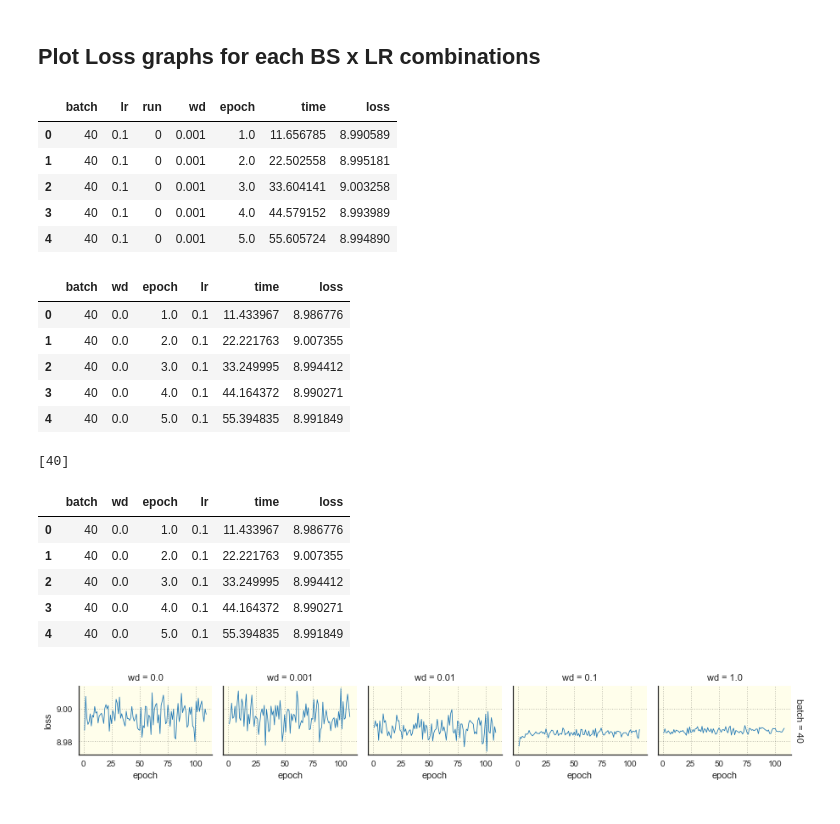
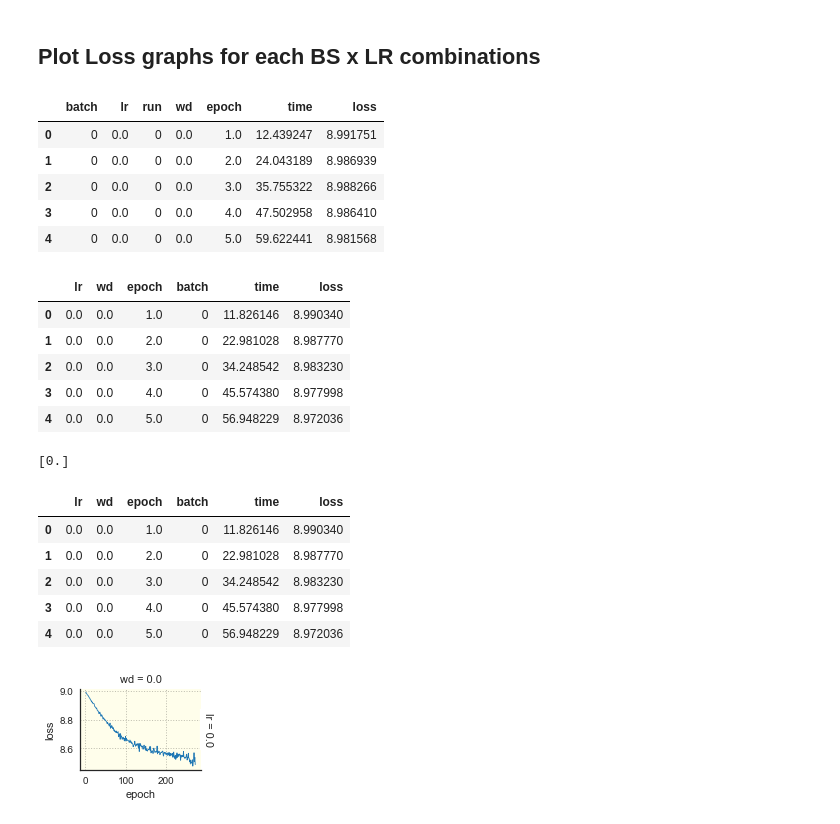
Before and after one commit to pyotr777/mlbenchmarks, a Jupyter notebook: image-caption/DL_imagecap_fixtime_1800s-SGD.ipynb, the cells around one changed output. Saved outputs shown, nothing was run; the diff lists cells and outputs as text; code cells hidden in the pictures.

Commit message:
Run image-caption with larger  batch sizes and learning rates.

```diff
--- a/image-caption/DL_imagecap_fixtime_1800s-SGD.ipynb
+++ b/image-caption/DL_imagecap_fixtime_1800s-SGD.ipynb
@@ -25,5 +25,5 @@ WDchange_time_limit1200s
 # %%
-logdir = "logs/fixtime/SGD/WDchange_time_limit1200s"
+logdir = "logs/fixtime/SGD/BSLRchange_time_limit3000s"
 # %%
 filename_pattern=re.compile(r"imagecaption_.*\.log")
 files=[]
@@ -58,5 +59,5 @@ BS=40 LR=0.1 WD=0.001
 # %%
-batch_learn_pattern = re.compile(r"_b(\d+)_l([0-9\.]+)_wd([0-9\.]+)_smp\d+_(\d+)") # Match against file name
+batch_learn_pattern = re.compile(r"_b(\d+)_l([0-9\.]+)_wd([0-9\.e\-]+)_smp\d+_(\d+)") # Match against file name
 output_pattern = re.compile(r"^(\d+),\s*([0-9\.]+),\s*([0-9\.]+)")
 validation_pattern = re.compile(r"^{'Bleu_1':\s*([0-9e\-\.]+),\s*'Bleu_2':\s*([0-9e\-\.]+),\s*'Bleu_3':\s*([0-9e\-\.]+),\s*'Bleu_4':\s*([0-9e\-\.]+),\s*'ROUGE_L':\s*([0-9e\-\.]+),\s*'CIDEr':\s*([0-9e\-\.]+)}")
 
@@ -333,39 +320,39 @@ lib.plotHeatMap(loss_T,"Loss","jet",zrange=(7,9.5))
 df_epochtime.head()
 # %% [output]
 |  | batch | lr | run | wd | epoch | time | loss |
-| 0 | 40 | 0.1 | 0 | 0.001 | 1.0 | 11.656785 | 8.990589 |
-| 1 | 40 | 0.1 | 0 | 0.001 | 2.0 | 22.502558 | 8.995181 |
-| 2 | 40 | 0.1 | 0 | 0.001 | 3.0 | 33.604141 | 9.003258 |
-| 3 | 40 | 0.1 | 0 | 0.001 | 4.0 | 44.579152 | 8.993989 |
-| 4 | 40 | 0.1 | 0 | 0.001 | 5.0 | 55.605724 | 8.994890 |
+| 0 | 0 | 0.0 | 0 | 0.0 | 1.0 | 12.439247 | 8.991751 |
+| 1 | 0 | 0.0 | 0 | 0.0 | 2.0 | 24.043189 | 8.986939 |
+| 2 | 0 | 0.0 | 0 | 0.0 | 3.0 | 35.755322 | 8.988266 |
+| 3 | 0 | 0.0 | 0 | 0.0 | 4.0 | 47.502958 | 8.986410 |
+| 4 | 0 | 0.0 | 0 | 0.0 | 5.0 | 59.622441 | 8.981568 |
 # %%
 # Take average between runs
-df_mean_epo = df_epochtime.groupby(["batch","wd","epoch"]).mean().reset_index().drop(["run"],axis=1)
+df_mean_epo = df_epochtime.groupby(["lr","wd","epoch"]).mean().reset_index().drop(["run"],axis=1)
 #df_mean_epo[["epoch"]] = df_mean_epo[["epoch"]].astype(int)
 #print df_mean_epo.dtypes
 #print df_mean_epo["wd"].values
 df_mean_epo.head()
 # %% [output]
-|  | batch | wd | epoch | lr | time | loss |
-| 0 | 40 | 0.0 | 1.0 | 0.1 | 11.433967 | 8.986776 |
-| 1 | 40 | 0.0 | 2.0 | 0.1 | 22.221763 | 9.007355 |
-| 2 | 40 | 0.0 | 3.0 | 0.1 | 33.249995 | 8.994412 |
-| 3 | 40 | 0.0 | 4.0 | 0.1 | 44.164372 | 8.990271 |
-| 4 | 40 | 0.0 | 5.0 | 0.1 | 55.394835 | 8.991849 |
+|  | lr | wd | epoch | batch | time | loss |
+| 0 | 0.0 | 0.0 | 1.0 | 0 | 11.826146 | 8.990340 |
+| 1 | 0.0 | 0.0 | 2.0 | 0 | 22.981028 | 8.987770 |
+| 2 | 0.0 | 0.0 | 3.0 | 0 | 34.248542 | 8.983230 |
+| 3 | 0.0 | 0.0 | 4.0 | 0 | 45.574380 | 8.977998 |
+| 4 | 0.0 | 0.0 | 5.0 | 0 | 56.948229 | 8.972036 |
 # %%
-df_mean_epo = df_mean_epo.sort_values(by=["batch"],ascending=False)
+df_mean_epo = df_mean_epo.sort_values(by=["lr"],ascending=False)
 df_mean_epo = df_mean_epo.sort_values(by=["wd","epoch"],ascending=True)
-print df_mean_epo["batch"].unique()
+print df_mean_epo["wd"].unique()
 #print df_mean_epo["wd"].values
 df_mean_epo.head(5)
 # %% [output]
-[40]
+[0.]
-|  | batch | wd | epoch | lr | time | loss |
-| 0 | 40 | 0.0 | 1.0 | 0.1 | 11.433967 | 8.986776 |
-| 1 | 40 | 0.0 | 2.0 | 0.1 | 22.221763 | 9.007355 |
-| 2 | 40 | 0.0 | 3.0 | 0.1 | 33.249995 | 8.994412 |
-| 3 | 40 | 0.0 | 4.0 | 0.1 | 44.164372 | 8.990271 |
-| 4 | 40 | 0.0 | 5.0 | 0.1 | 55.394835 | 8.991849 |
+|  | lr | wd | epoch | batch | time | loss |
+| 0 | 0.0 | 0.0 | 1.0 | 0 | 11.826146 | 8.990340 |
+| 1 | 0.0 | 0.0 | 2.0 | 0 | 22.981028 | 8.987770 |
+| 2 | 0.0 | 0.0 | 3.0 | 0 | 34.248542 | 8.983230 |
+| 3 | 0.0 | 0.0 | 4.0 | 0 | 45.574380 | 8.977998 |
+| 4 | 0.0 | 0.0 | 5.0 | 0 | 56.948229 | 8.972036 |
 # %%
 # Plot using Seaborn FacetGrid
 # Set Seaborn global parameters
@@ -376,33 +363,33 @@ sns.set_style("white")
 
 # Plot using "tab10" matplotlib colormap
 
 # major_xticks = np.arange(0,176,50)
 # minor_xticks = np.arange(0,176,25)
 # major_yticks = np.arange(5,8.1,1)
 # minor_yticks = np.arange(5,8.1,0.5)
 with sns.color_palette("tab10"):
-    fg = sns.FacetGrid(df_mean_epo,row="batch",col="wd",
-                         row_order=df_mean_epo["batch"].unique(),
+    fg = sns.FacetGrid(df_mean_epo,row="lr",col="wd",
+                         row_order=df_mean_epo["lr"].unique(),
                          size=2.1,aspect=1.2,
                          #xlim=(0,176),
                          #ylim=(5,8),
                          margin_titles=True,
                          subplot_kws={"facecolor":"#FFFEEB"})
 
     fg.map(plt.plot,"epoch","loss",ls="-",linewidth=.8)
 
     #print "FacetGrid:",fg.__dict__.keys()
     #print fg.axes.shape, fg.axes.size
     #axes = fg.axes.reshape(fg.axes.size)
     for ax_arr in np.nditer(fg.axes,flags=["refs_ok"]):
         ax = ax_arr.item()
 #         ax.set_xticks(major_xticks)
 #         ax.set_yticks(major_yticks)
 #         ax.set_xticks(minor_xticks, minor=True)
 #         ax.set_yticks(minor_yticks, minor=True)
         ax.grid(which="major",ls=":",alpha=0.25, color="black")
         ax.grid(which="minor",ls=":",alpha=0.15, color="black")
 
 plt.show()
 # %% [output]
-[figure, old version]
+[figure, new version]
```
Also changed, not shown: parts of 21 cells of this notebook, 1 other file.
